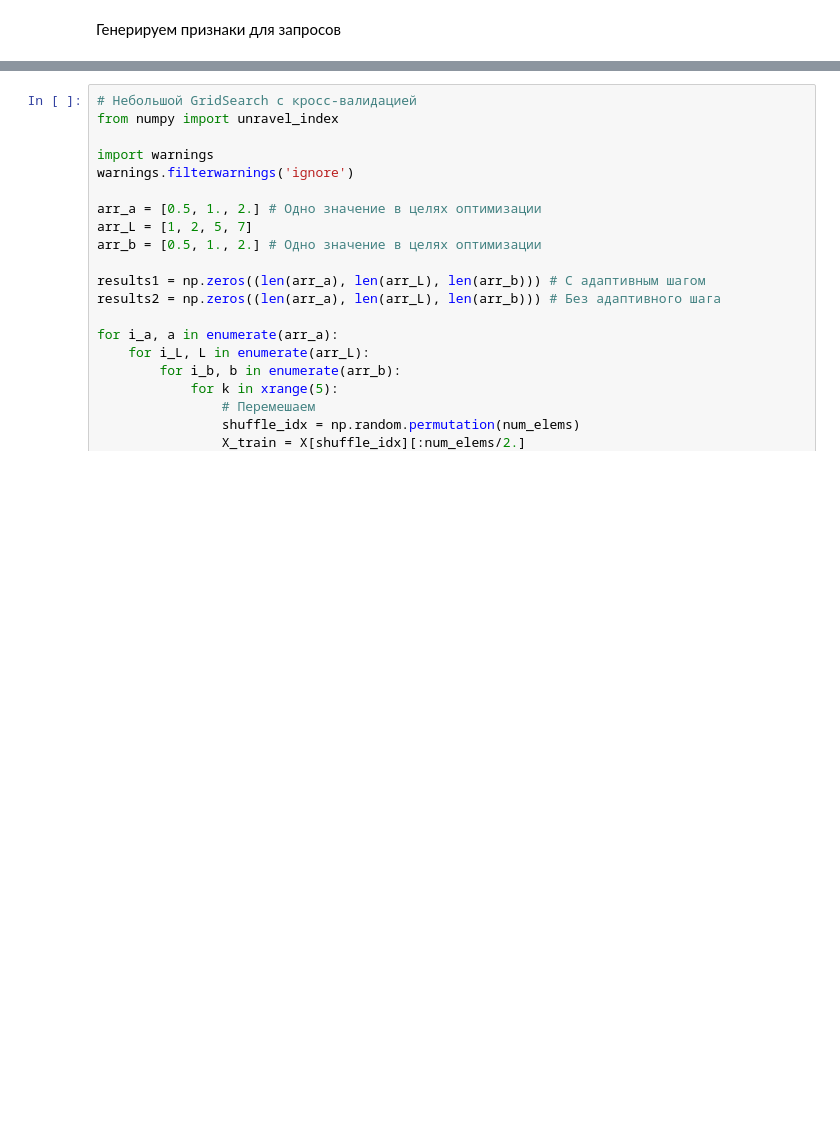
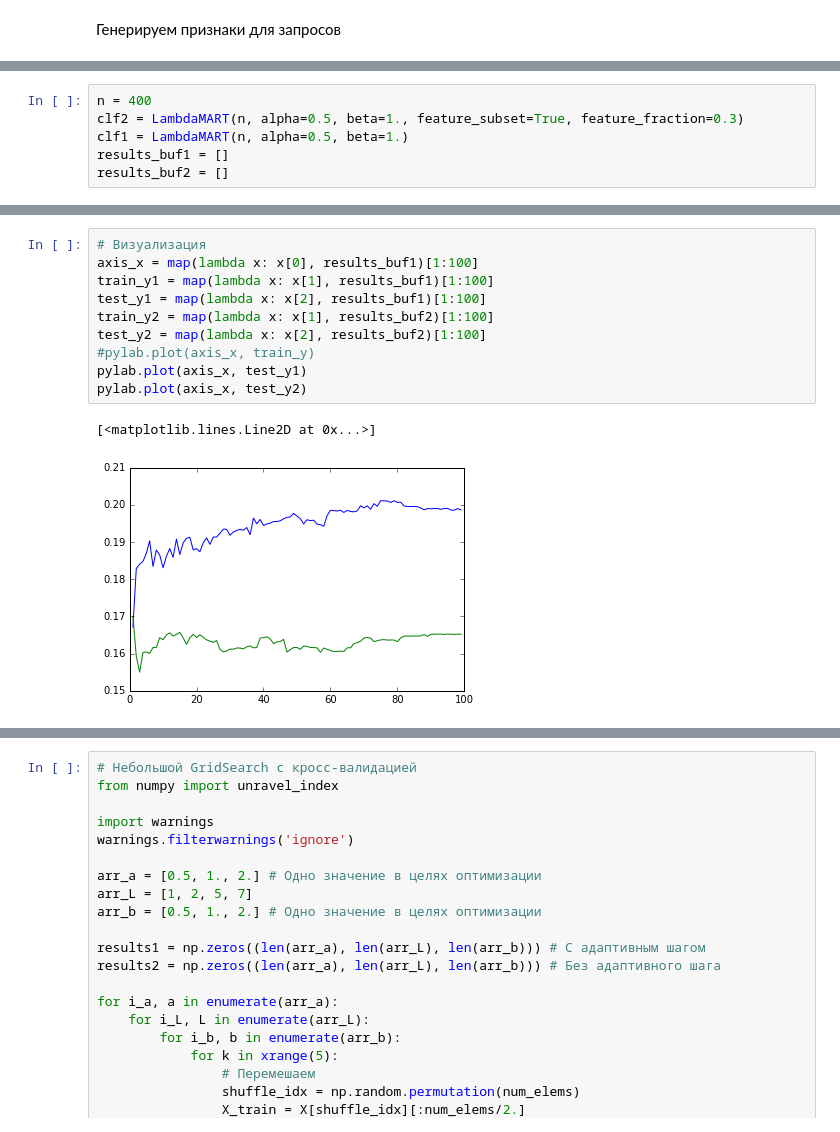
Before and after one commit to kirivasile/lambdamart, a Jupyter notebook: LambdaMART.ipynb, the cells around one changed output, grey strips where cells are left out. Saved outputs shown, nothing was run; the diff lists cells and outputs as text; blank space fills up the shorter version.

Commit message:
200 results

```diff
--- a/LambdaMART.ipynb
+++ b/LambdaMART.ipynb
@@ -245,0 +333,6 @@ queries_full_train = np.append(queries_train, queries_valid, axis=0)
+# %%
+n = 400
+clf2 = LambdaMART(n, alpha=0.5, beta=1., feature_subset=True, feature_fraction=0.3)
+clf1 = LambdaMART(n, alpha=0.5, beta=1.)
+results_buf1 = []
+results_buf2 = []
@@ -245,0 +380,13 @@ queries_full_train = np.append(queries_train, queries_valid, axis=0)
+# %%
+# Визуализация
+axis_x = map(lambda x: x[0], results_buf1)[1:100]
+train_y1 = map(lambda x: x[1], results_buf1)[1:100]
+test_y1 = map(lambda x: x[2], results_buf1)[1:100]
+train_y2 = map(lambda x: x[1], results_buf2)[1:100]
+test_y2 = map(lambda x: x[2], results_buf2)[1:100]
+#pylab.plot(axis_x, train_y)
+pylab.plot(axis_x, test_y1)
+pylab.plot(axis_x, test_y2)
+# %% [output]
+[<matplotlib.lines.Line2D at 0x...>]
+[figure, added]
```
Also changed, not shown: parts of 29 cells of this notebook.
